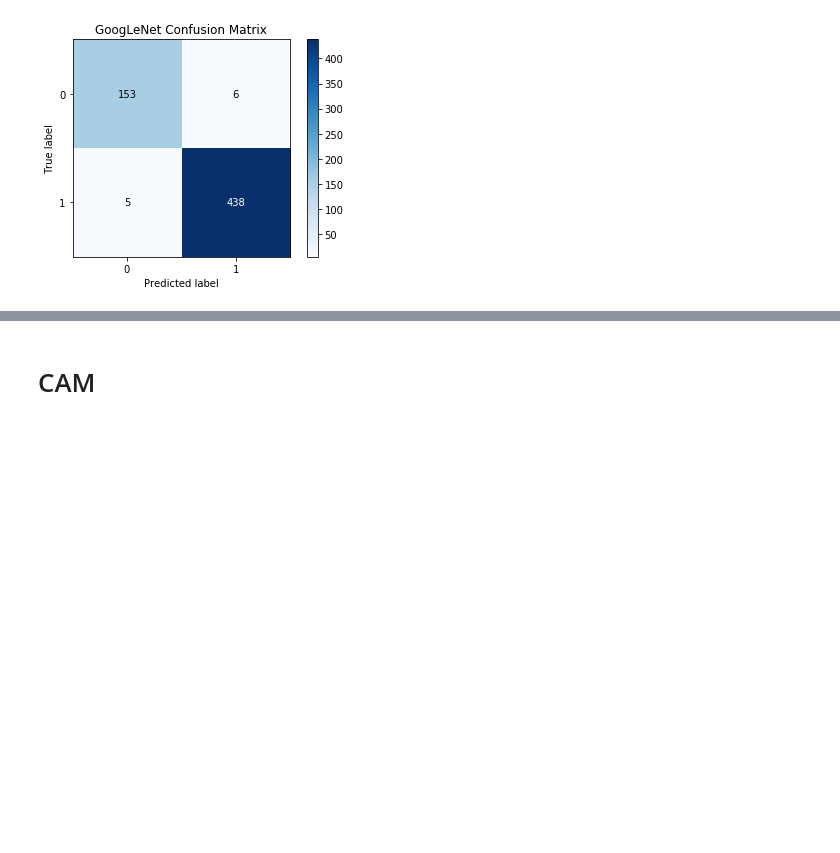
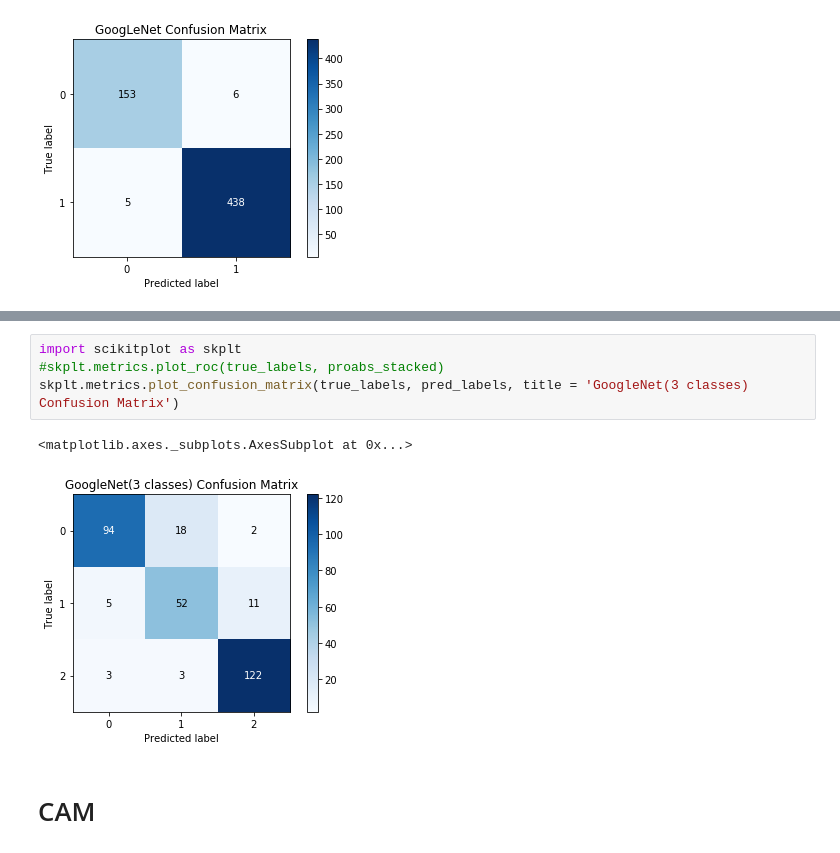
Before and after one commit to zyy2929/DeepLearningForMedicine, a Jupyter notebook: Code/visualization.ipynb, the cells around one changed output, grey strips where cells are left out. Drawn from its saved outputs; the diff is of its cells as text; blank space fills up the shorter version.

```diff
--- a/Code/visualization.ipynb
+++ b/Code/visualization.ipynb
@@ -249,3 +284,10 @@ skplt.metrics.plot_confusion_matrix(true_labels, pred_labels, title = 'GoogLeNet
+# %%
+import scikitplot as skplt
+#skplt.metrics.plot_roc(true_labels, proabs_stacked)
+skplt.metrics.plot_confusion_matrix(true_labels, pred_labels, title = 'GoogleNet(3 classes) Confusion Matrix')
+# %% [output]
+<matplotlib.axes._subplots.AxesSubplot at 0x...>
+[figure, added]
 # %% [markdown]
 # CAM
 # %%
```
Also changed, not shown: parts of 6 cells of this notebook.
